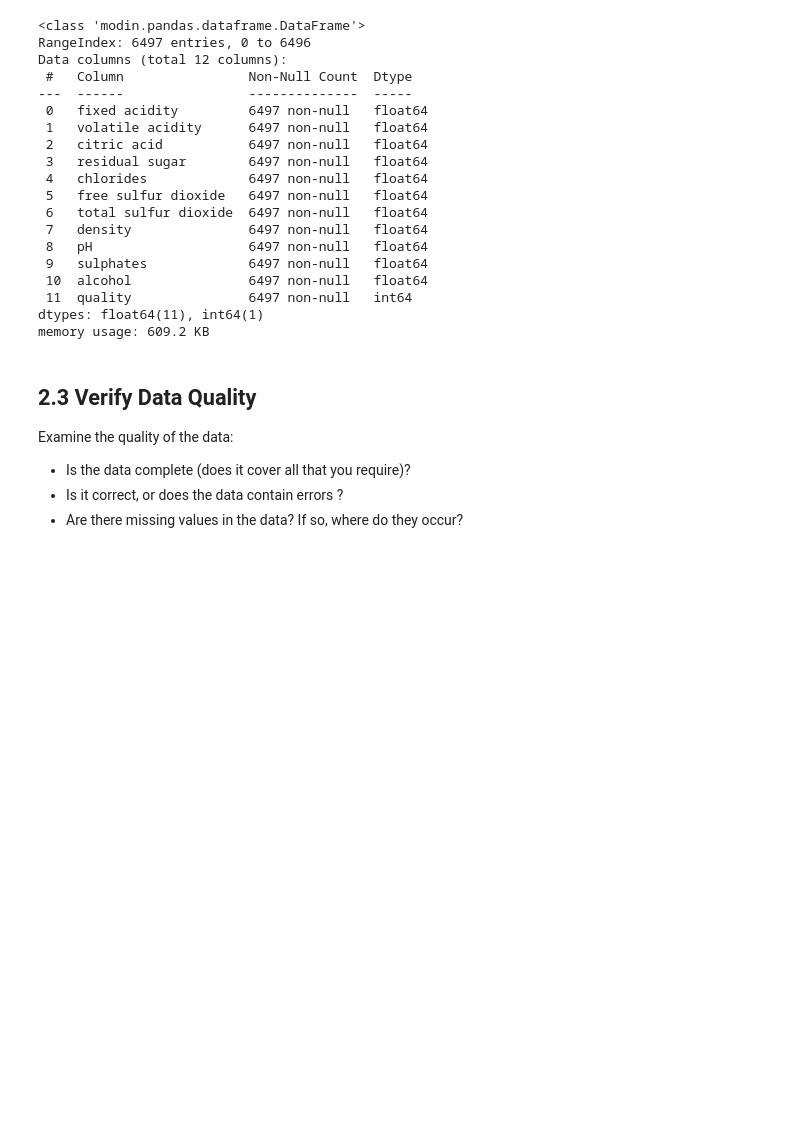
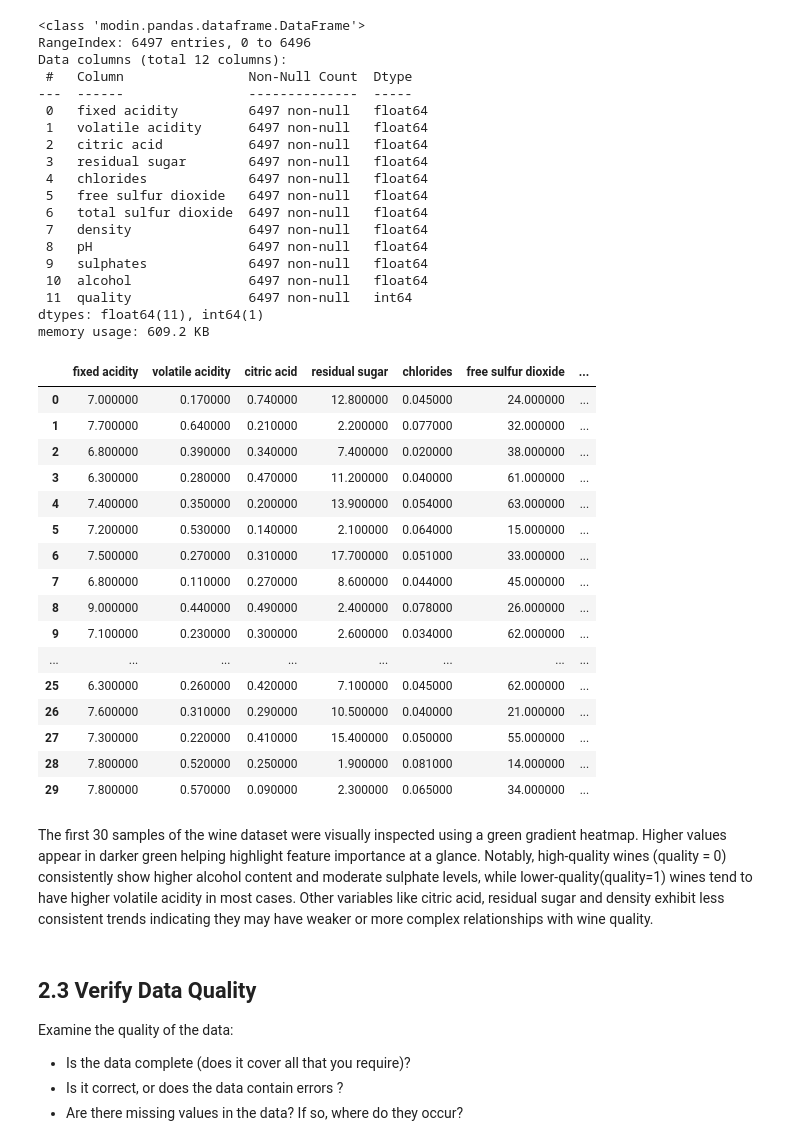
Before and after one commit to Arifuzzaman-Munaf/Predictive-Analysis-using-ML-algorithms, a Jupyter notebook: assessment_02.ipynb, the cells around one changed output. Drawn from its saved outputs; the diff is of its cells as text; code cells hidden in the pictures; blank space fills up the shorter version.

```diff
--- a/assessment_02.ipynb
+++ b/assessment_02.ipynb
@@ -105,6 +105,9 @@ warnings.filterwarnings('ignore')
 !wget -q -O dataset/winequality-red.csv "https://raw.githubusercontent.com/Arifuzzaman-Munaf/dataset/main/winequality-red.csv"
 !wget -q -O dataset/winequality-white.csv "https://raw.githubusercontent.com/Arifuzzaman-Munaf/dataset/main/winequality-white.csv"
 # %%
+# display the max rows and columns
+pd.set_option("display.max_rows", 100, "display.max_columns", 100)
+
 # Read the red and white wine datasets from CSV files, using semicolon as separator
 df_r = pd.read_csv('dataset/winequality-red.csv', sep=';')
 df_w = pd.read_csv('dataset/winequality-white.csv', sep=';')
@@ -229,6 +233,32 @@ Data columns (total 12 columns):
  11  quality               6497 non-null   int64
 dtypes: float64(11), int64(1)
 memory usage: 609.2 KB
+# %%
+# display the first 30 rows of the dataset
+# use the light_palette function to create a color map
+# use the style.background_gradient function to apply the color map to the dataframe
+cm = sns.light_palette("green", as_cmap=True)
+df.head(30).style.background_gradient(cmap=cm)
+# %% [output]
+|  | fixed acidity | volatile acidity | citric acid | residual sugar | chlorides | free sulfur dioxide | ... |
+| 0 | 7.000000 | 0.170000 | 0.740000 | 12.800000 | 0.045000 | 24.000000 | ... |
+| 1 | 7.700000 | 0.640000 | 0.210000 | 2.200000 | 0.077000 | 32.000000 | ... |
+| 2 | 6.800000 | 0.390000 | 0.340000 | 7.400000 | 0.020000 | 38.000000 | ... |
+| 3 | 6.300000 | 0.280000 | 0.470000 | 11.200000 | 0.040000 | 61.000000 | ... |
+| 4 | 7.400000 | 0.350000 | 0.200000 | 13.900000 | 0.054000 | 63.000000 | ... |
+| 5 | 7.200000 | 0.530000 | 0.140000 | 2.100000 | 0.064000 | 15.000000 | ... |
+| 6 | 7.500000 | 0.270000 | 0.310000 | 17.700000 | 0.051000 | 33.000000 | ... |
+| 7 | 6.800000 | 0.110000 | 0.270000 | 8.600000 | 0.044000 | 45.000000 | ... |
+| 8 | 9.000000 | 0.440000 | 0.490000 | 2.400000 | 0.078000 | 26.000000 | ... |
+| 9 | 7.100000 | 0.230000 | 0.300000 | 2.600000 | 0.034000 | 62.000000 | ... |
+| ... | ... | ... | ... | ... | ... | ... | ... |
+| 25 | 6.300000 | 0.260000 | 0.420000 | 7.100000 | 0.045000 | 62.000000 | ... |
+| 26 | 7.600000 | 0.310000 | 0.290000 | 10.500000 | 0.040000 | 21.000000 | ... |
+| 27 | 7.300000 | 0.220000 | 0.410000 | 15.400000 | 0.050000 | 55.000000 | ... |
+| 28 | 7.800000 | 0.520000 | 0.250000 | 1.900000 | 0.081000 | 14.000000 | ... |
+| 29 | 7.800000 | 0.570000 | 0.090000 | 2.300000 | 0.065000 | 34.000000 | ... |
+# %% [markdown]
+The first 30 samples of the wine dataset were visually inspected using a green gradient heatmap. Higher values appear in darker green helping highlight feature importance at a glance. Notably, high-quality wines (quality = 0) consistently show higher alcohol content and moderate sulphate levels, while lower-quality(quality=1) wines tend to have higher volatile acidity in most cases. Other variables like citric acid, residual sugar and density exhibit less consistent trends indicating they may have weaker or more complex relationships with wine quality.
 # %% [markdown]
 ## 2.3 Verify Data Quality <a class="anchor"></a>
 
```
Also changed, not shown: parts of 3 cells of this notebook.
